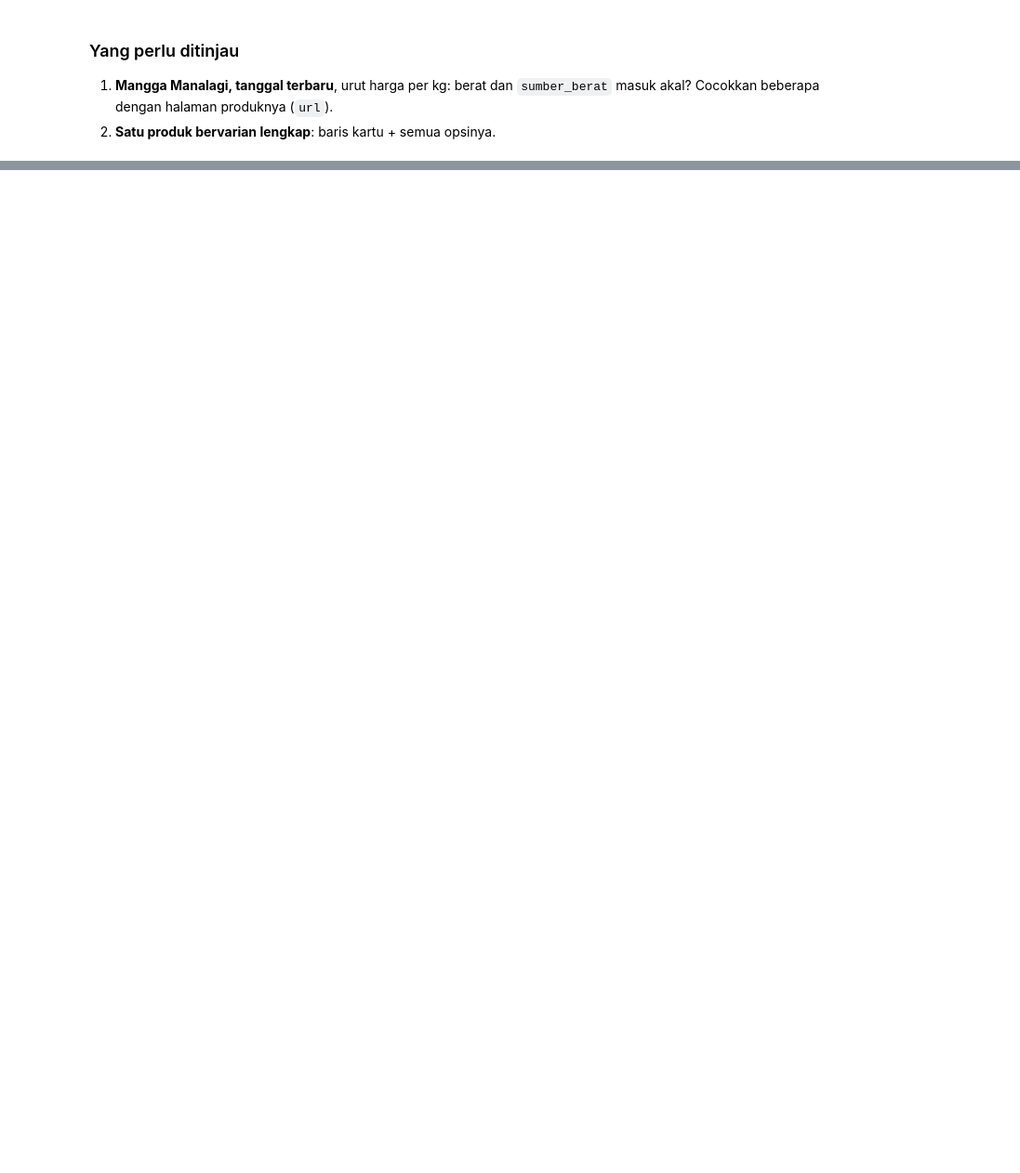
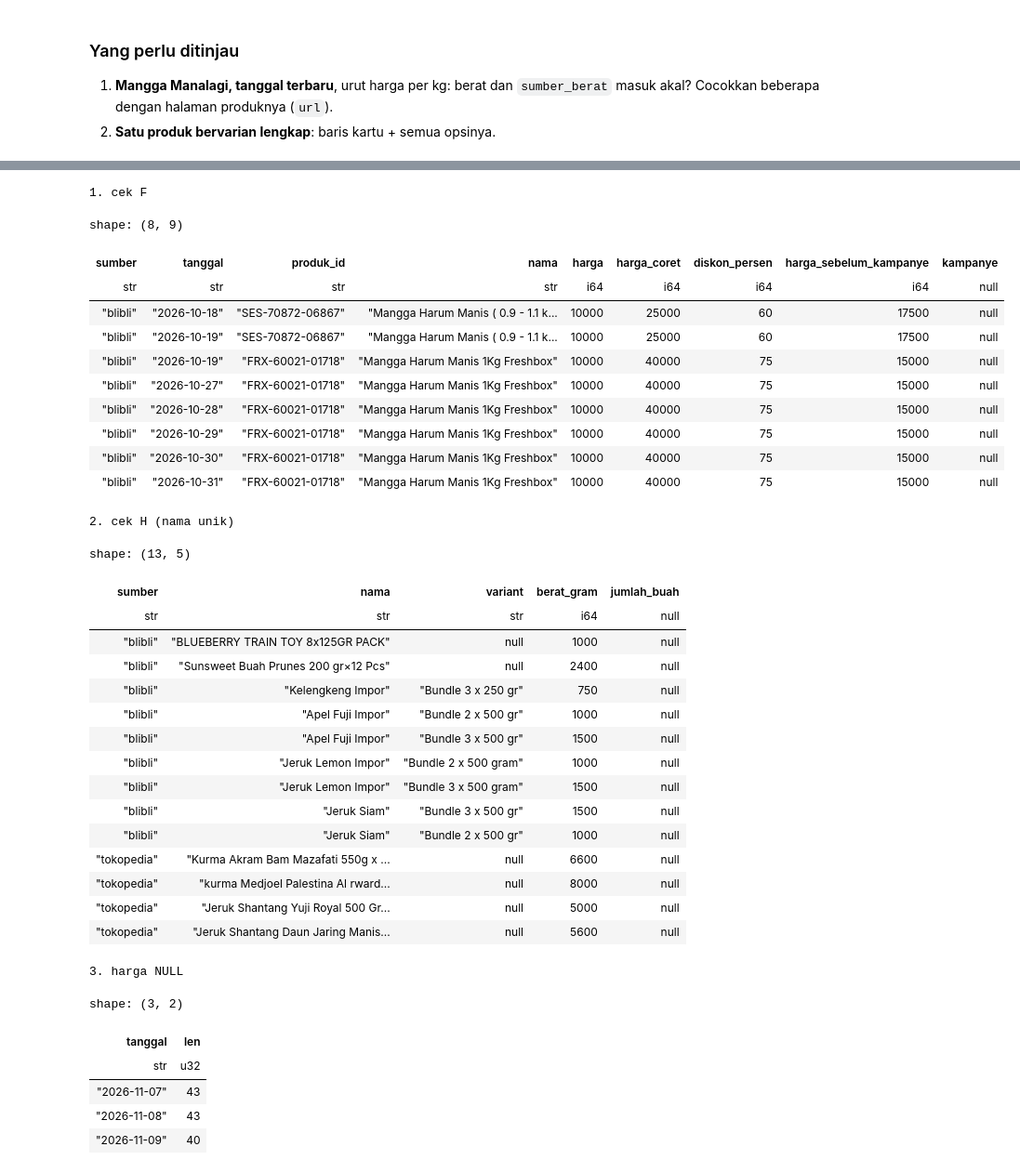
Before and after one commit to Daffwa/kebun_ibu, a Jupyter notebook: data-science/transform/transform.ipynb, the cells around one changed output, grey strips where cells are left out. Shown at 93% size. Cells and saved outputs as stored; diff of their text form; code cells hidden in the pictures; blank space fills up the shorter version.

Commit message:
Task 6: validasi Pandera + karantina

```diff
--- a/data-science/transform/transform.ipynb
+++ b/data-science/transform/transform.ipynb
@@ -713,0 +786,23 @@ terbaru_tp.filter(pl.col("induk_id") == "103388173219").select(
+# %%
+from datetime import date
+from transform import blibli, tokopedia
+
+
+def semua_tanggal(modul, sumber):
+    return pl.concat([
+        modul.ubah(folder, date.fromisoformat(folder.name.removeprefix("date=")))
+        for folder in sorted(Path(f"data_lake/raw/{sumber}").glob("date=*"))
+    ])
+
+
+hasil = {}
+for sumber, modul, skema_ in (("blibli", blibli, skema.SkemaBlibli),
+                              ("tokopedia", tokopedia, skema.SkemaTokopedia)):
+    df = semua_tanggal(modul, sumber)
+    hasil[sumber] = skema.pisahkan(df, skema_, sumber)
+    print(f"{sumber}: {df.height} baris, lolos {hasil[sumber][0].height}, karantina {hasil[sumber][1].height}")
+
+karantina = pl.concat([k for _, k in hasil.values()])
+karantina.with_columns(pl.col("alasan").str.split("; ")).explode("alasan").group_by("sumber", "alasan").agg(
+    baris=pl.len(), produk=pl.col("produk_id").n_unique(), tanggal=pl.col("tanggal").n_unique()
+).sort("sumber", "baris", descending=[False, True])
@@ -713,0 +825,52 @@ terbaru_tp.filter(pl.col("induk_id") == "103388173219").select(
+# %%
+def isi(alasan, *kolom):
+    """Baris karantina dengan `alasan` tertentu, kolom asli dibaca dari `data`."""
+    k = karantina.filter(pl.col("alasan").str.contains(alasan))
+    return pl.DataFrame([{"sumber": s, **{c: json.loads(d).get(c) for c in kolom}}
+                         for s, d in zip(k["sumber"], k["data"])])
+
+
+print("1. cek F")
+display(isi("cek_F", "tanggal", "produk_id", "nama", "harga", "harga_coret", "diskon_persen",
+            "harga_sebelum_kampanye", "kampanye"))
+print("2. cek H (nama unik)")
+display(isi("cek_H", "nama", "variant", "berat_gram", "jumlah_buah").unique(maintain_order=True))
+print("3. harga NULL")
+display(isi("harga: not_nullable", "tanggal", "item_sku", "nama", "variant").group_by("tanggal").len().sort("tanggal"))
+# %% [output]
+1. cek F
+shape: (8, 9)
+| sumber | tanggal | produk_id | nama | harga | harga_coret | diskon_persen | harga_sebelum_kampanye | kampanye |
+| str | str | str | str | i64 | i64 | i64 | i64 | null |
+| "blibli" | "2026-10-18" | "SES-70872-06867" | "Mangga Harum Manis ( 0.9 - 1.1 k... | 10000 | 25000 | 60 | 17500 | null |
+| "blibli" | "2026-10-19" | "SES-70872-06867" | "Mangga Harum Manis ( 0.9 - 1.1 k... | 10000 | 25000 | 60 | 17500 | null |
+| "blibli" | "2026-10-19" | "FRX-60021-01718" | "Mangga Harum Manis 1Kg Freshbox" | 10000 | 40000 | 75 | 15000 | null |
+| "blibli" | "2026-10-27" | "FRX-60021-01718" | "Mangga Harum Manis 1Kg Freshbox" | 10000 | 40000 | 75 | 15000 | null |
+| "blibli" | "2026-10-28" | "FRX-60021-01718" | "Mangga Harum Manis 1Kg Freshbox" | 10000 | 40000 | 75 | 15000 | null |
+| "blibli" | "2026-10-29" | "FRX-60021-01718" | "Mangga Harum Manis 1Kg Freshbox" | 10000 | 40000 | 75 | 15000 | null |
+| "blibli" | "2026-10-30" | "FRX-60021-01718" | "Mangga Harum Manis 1Kg Freshbox" | 10000 | 40000 | 75 | 15000 | null |
+| "blibli" | "2026-10-31" | "FRX-60021-01718" | "Mangga Harum Manis 1Kg Freshbox" | 10000 | 40000 | 75 | 15000 | null |
+2. cek H (nama unik)
+shape: (13, 5)
+| sumber | nama | variant | berat_gram | jumlah_buah |
+| str | str | str | i64 | null |
+| "blibli" | "BLUEBERRY TRAIN TOY 8x125GR PACK" | null | 1000 | null |
+| "blibli" | "Sunsweet Buah Prunes 200 gr×12 Pcs" | null | 2400 | null |
+| "blibli" | "Kelengkeng Impor" | "Bundle 3 x 250 gr" | 750 | null |
+| "blibli" | "Apel Fuji Impor" | "Bundle 2 x 500 gr" | 1000 | null |
+| "blibli" | "Apel Fuji Impor" | "Bundle 3 x 500 gr" | 1500 | null |
+| "blibli" | "Jeruk Lemon Impor" | "Bundle 2 x 500 gram" | 1000 | null |
+| "blibli" | "Jeruk Lemon Impor" | "Bundle 3 x 500 gram" | 1500 | null |
+| "blibli" | "Jeruk Siam" | "Bundle 3 x 500 gr" | 1500 | null |
+| "blibli" | "Jeruk Siam" | "Bundle 2 x 500 gr" | 1000 | null |
+| "tokopedia" | "Kurma Akram Bam Mazafati 550g x ... | null | 6600 | null |
+| "tokopedia" | "kurma Medjoel Palestina Al rward... | null | 8000 | null |
+| "tokopedia" | "Jeruk Shantang Yuji Royal 500 Gr... | null | 5000 | null |
+| "tokopedia" | "Jeruk Shantang Daun Jaring Manis... | null | 5600 | null |
+3. harga NULL
+shape: (3, 2)
+| tanggal | len |
+| str | u32 |
+| "2026-11-07" | 43 |
+| "2026-11-08" | 43 |
+| "2026-11-09" | 40 |
```
Also changed, not shown: parts of 18 cells of this notebook, 3 other files.
